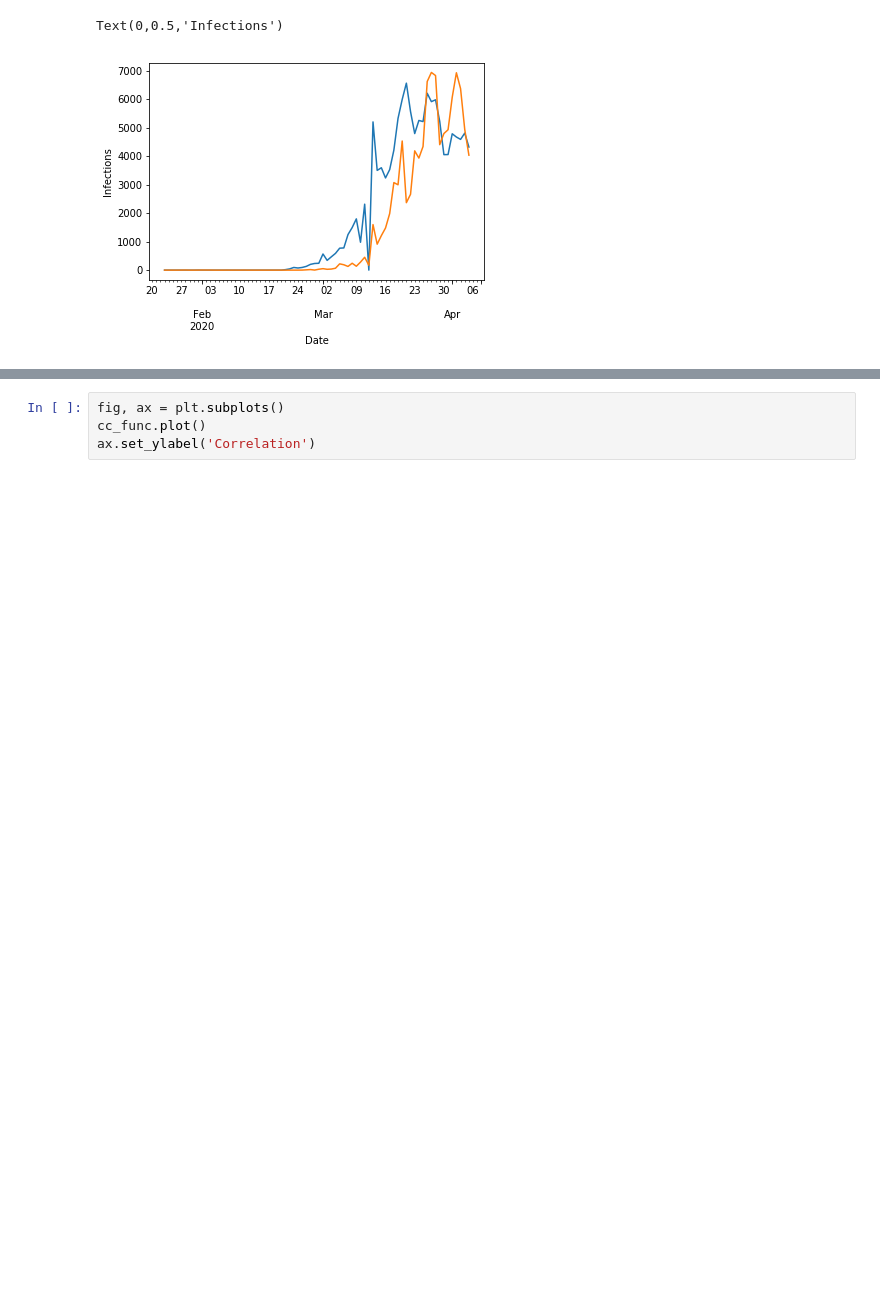
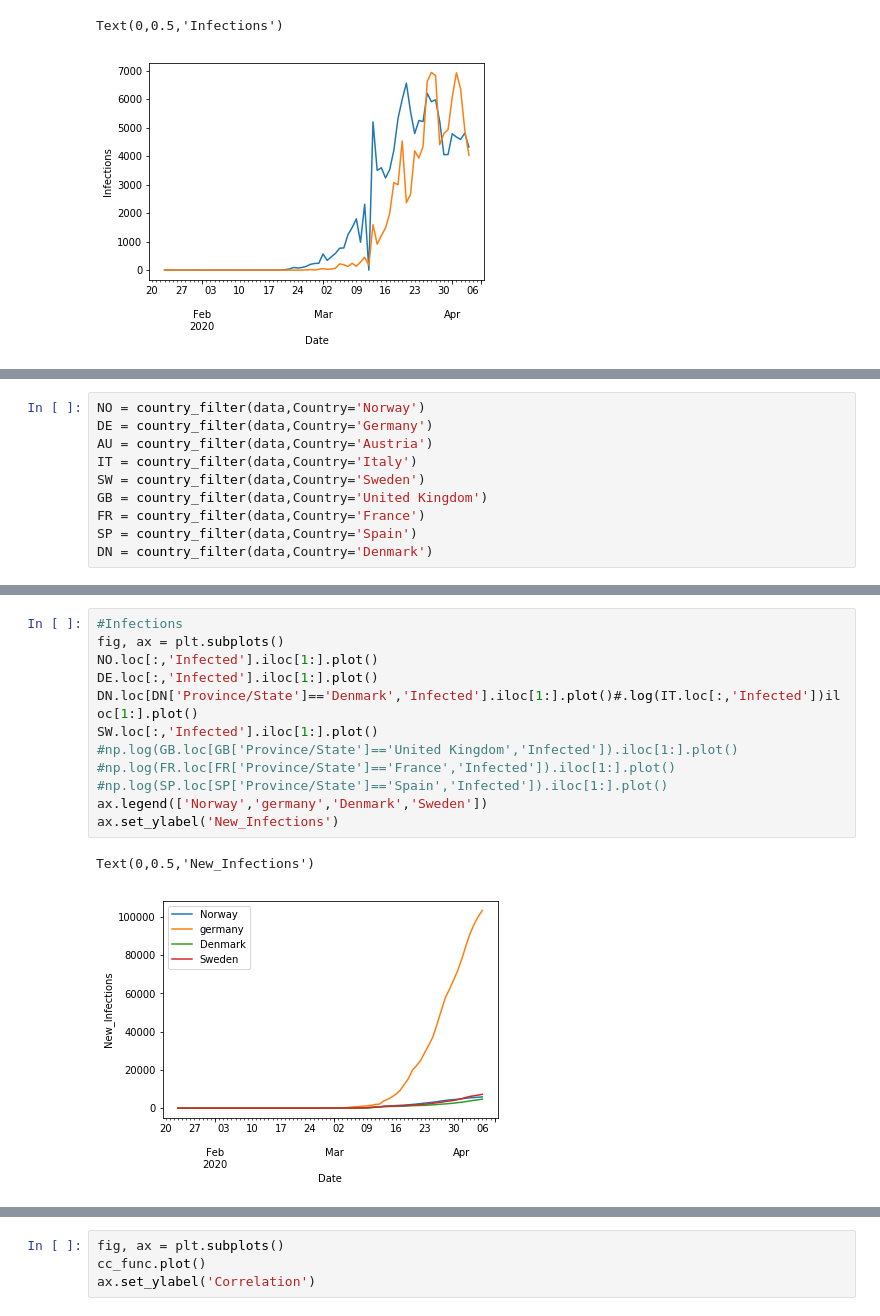
Before and after one commit to matthiasboeker/Covid_19_Forecast, a Jupyter notebook: Notebooks/ARIMA_Approach.ipynb, the cells around one changed output, grey strips where cells are left out. Drawn from its saved outputs; the diff is of its cells as text; blank space fills up the shorter version.

```diff
--- a/Notebooks/ARIMA_Approach.ipynb
+++ b/Notebooks/ARIMA_Approach.ipynb
@@ -244,0 +240,10 @@ ValueError: Wrong number of items passed 137, placement implies 69
+# %%
+NO = country_filter(data,Country='Norway')
+DE = country_filter(data,Country='Germany')
+AU = country_filter(data,Country='Austria')
+IT = country_filter(data,Country='Italy')
+SW = country_filter(data,Country='Sweden')
+GB = country_filter(data,Country='United Kingdom')
+FR = country_filter(data,Country='France')
+SP = country_filter(data,Country='Spain')
+DN = country_filter(data,Country='Denmark')
@@ -244,0 +263,15 @@ ValueError: Wrong number of items passed 137, placement implies 69
+# %%
+#Infections
+fig, ax = plt.subplots()
+NO.loc[:,'Infected'].iloc[1:].plot()
+DE.loc[:,'Infected'].iloc[1:].plot()
+DN.loc[DN['Province/State']=='Denmark','Infected'].iloc[1:].plot()#.log(IT.loc[:,'Infected'])iloc[1:].plot()
+SW.loc[:,'Infected'].iloc[1:].plot()
+#np.log(GB.loc[GB['Province/State']=='United Kingdom','Infected']).iloc[1:].plot()
+#np.log(FR.loc[FR['Province/State']=='France','Infected']).iloc[1:].plot()
+#np.log(SP.loc[SP['Province/State']=='Spain','Infected']).iloc[1:].plot()
+ax.legend(['Norway','germany','Denmark','Sweden'])
+ax.set_ylabel('New_Infections')
+# %% [output]
+Text(0,0.5,'New_Infections')
+[figure, added]
```
Also changed, not shown: parts of 19 cells of this notebook.
